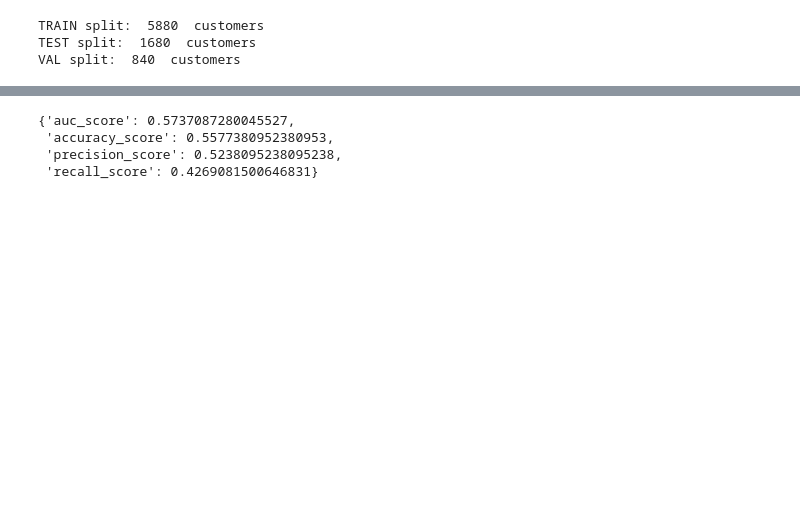
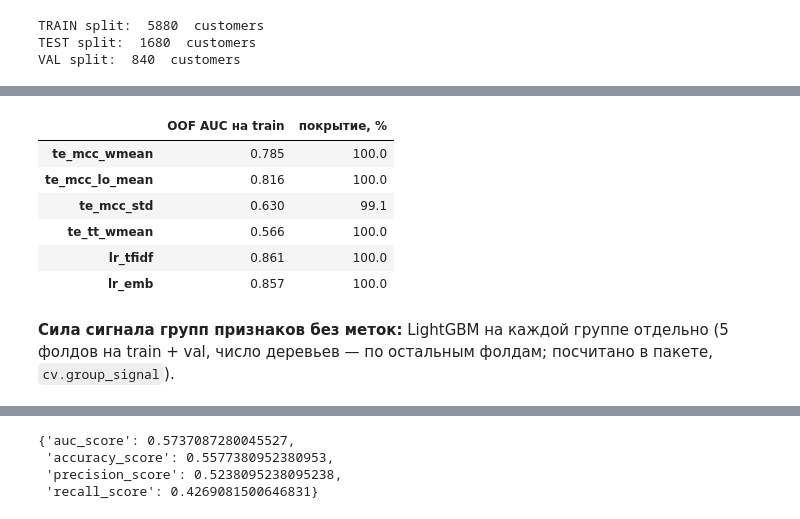
Before and after one commit to Eltralo/gender-prediction, a Jupyter notebook: notebooks/pred_gen_tr.ipynb, the cells around one changed output, grey strips where cells are left out. Cells and saved outputs as stored; diff of their text form; code cells hidden in the pictures; blank space fills up the shorter version.

```diff
--- a/notebooks/pred_gen_tr.ipynb
+++ b/notebooks/pred_gen_tr.ipynb
@@ -263,0 +290,19 @@ fig = plots.mcc_gender_lift(lift)
+# %%
+lf = features.LabelFeatures(cfg["features"], seed=0, n_inner=cfg["cv"]["inner_splits"])
+L_train = lf.fit_transform(X_train, y_train)
+key = ["te_mcc_wmean", "te_mcc_lo_mean", "te_mcc_std", "te_tt_wmean", "lr_tfidf", "lr_emb"]
+pd.DataFrame(
+    {c: {"OOF AUC на train": roc_auc_score(y_train[L_train[c].notna()], L_train[c].dropna()),
+         "покрытие, %": 100 * L_train[c].notna().mean()} for c in key}
+).T.round({"OOF AUC на train": 3, "покрытие, %": 1})
+# %% [output]
+|  | OOF AUC на train | покрытие, % |
+| te_mcc_wmean | 0.785 | 100.0 |
+| te_mcc_lo_mean | 0.816 | 100.0 |
+| te_mcc_std | 0.630 | 99.1 |
+| te_tt_wmean | 0.566 | 100.0 |
+| lr_tfidf | 0.861 | 100.0 |
+| lr_emb | 0.857 | 100.0 |
+# %% [markdown]
+**Сила сигнала групп признаков без меток:** LightGBM на каждой группе отдельно (5 фолдов на train + val,
+число деревьев — по остальным фолдам; посчитано в пакете, `cv.group_signal`).
```
Also changed, not shown: parts of 166 cells of this notebook, 2 other files.
